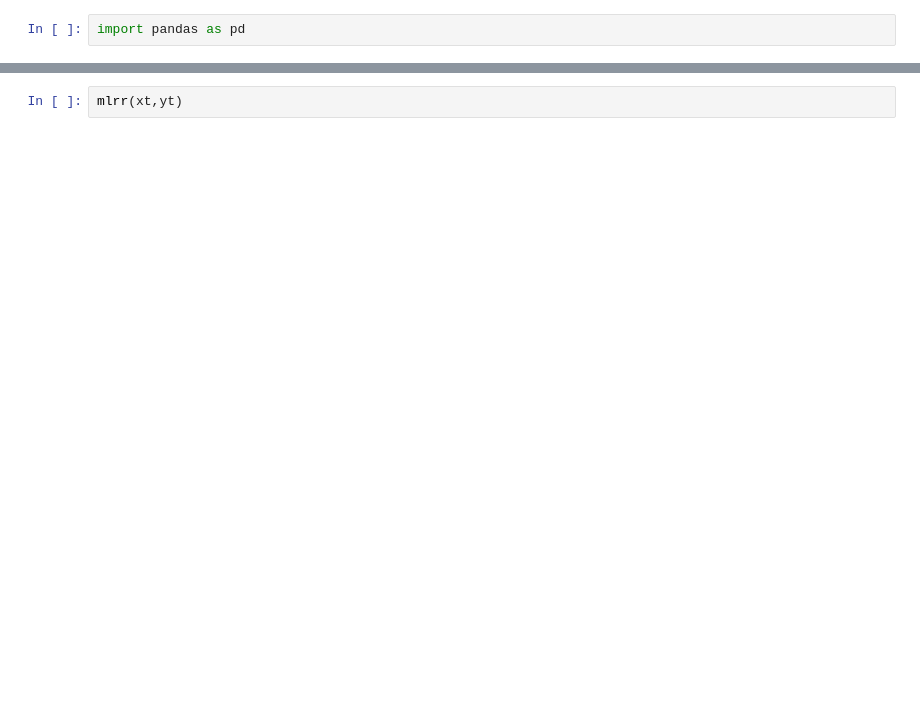
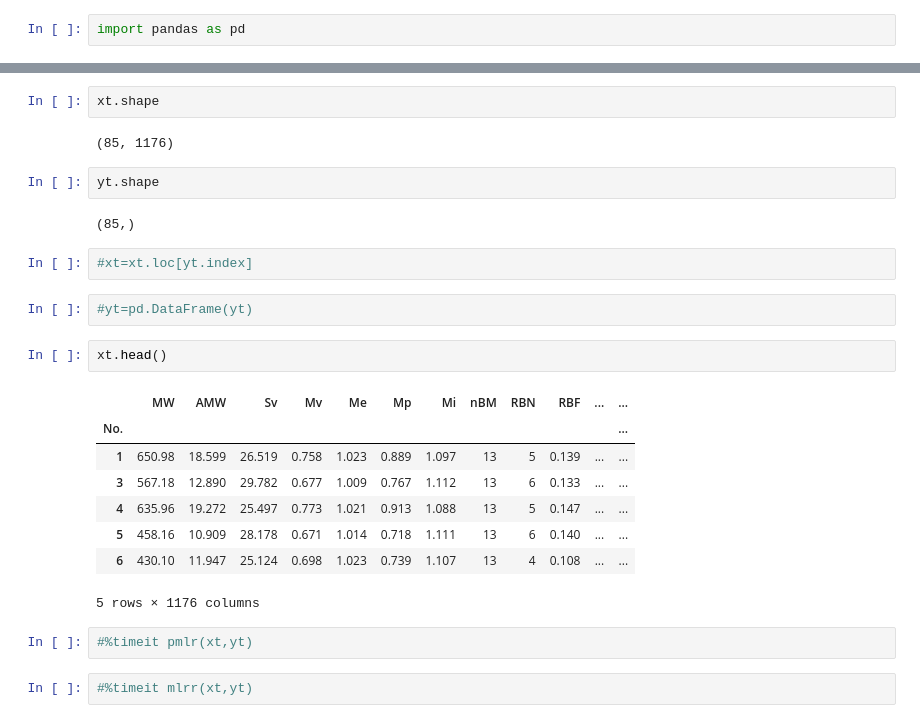
Before and after one commit to lisabang/deapVS, a Jupyter notebook: examples/Untitled.ipynb, the cells around one changed output, grey strips where cells are left out. Drawn from its saved outputs; the diff is of its cells as text; blank space fills up the shorter version.

```diff
--- a/examples/Untitled.ipynb
+++ b/examples/Untitled.ipynb
@@ -82,2 +148,27 @@ def kfoldmlr(xi, yi, **kwargs):
+# %%
+xt.shape
+# %% [output]
+(85, 1176)
+# %%
+yt.shape
+# %% [output]
+(85,)
+# %%
+#xt=xt.loc[yt.index]
+# %%
+#yt=pd.DataFrame(yt)
+# %%
+xt.head()
+# %% [output]
+|  | MW | AMW | Sv | Mv | Me | Mp | Mi | nBM | RBN | RBF | ... | ... |
+| No. |  |  |  |  |  |  |  |  |  |  |  | ... |
+| 1 | 650.98 | 18.599 | 26.519 | 0.758 | 1.023 | 0.889 | 1.097 | 13 | 5 | 0.139 | ... | ... |
+| 3 | 567.18 | 12.890 | 29.782 | 0.677 | 1.009 | 0.767 | 1.112 | 13 | 6 | 0.133 | ... | ... |
+| 4 | 635.96 | 19.272 | 25.497 | 0.773 | 1.021 | 0.913 | 1.088 | 13 | 5 | 0.147 | ... | ... |
+| 5 | 458.16 | 10.909 | 28.178 | 0.671 | 1.014 | 0.718 | 1.111 | 13 | 6 | 0.140 | ... | ... |
+| 6 | 430.10 | 11.947 | 25.124 | 0.698 | 1.023 | 0.739 | 1.107 | 13 | 4 | 0.108 | ... | ... |
+5 rows × 1176 columns
 # %%
-mlrr(xt,yt)
+#%timeit pmlr(xt,yt)
+# %%
+#%timeit mlrr(xt,yt)
```
Also changed, not shown: parts of 17 cells of this notebook, 1 other file.
